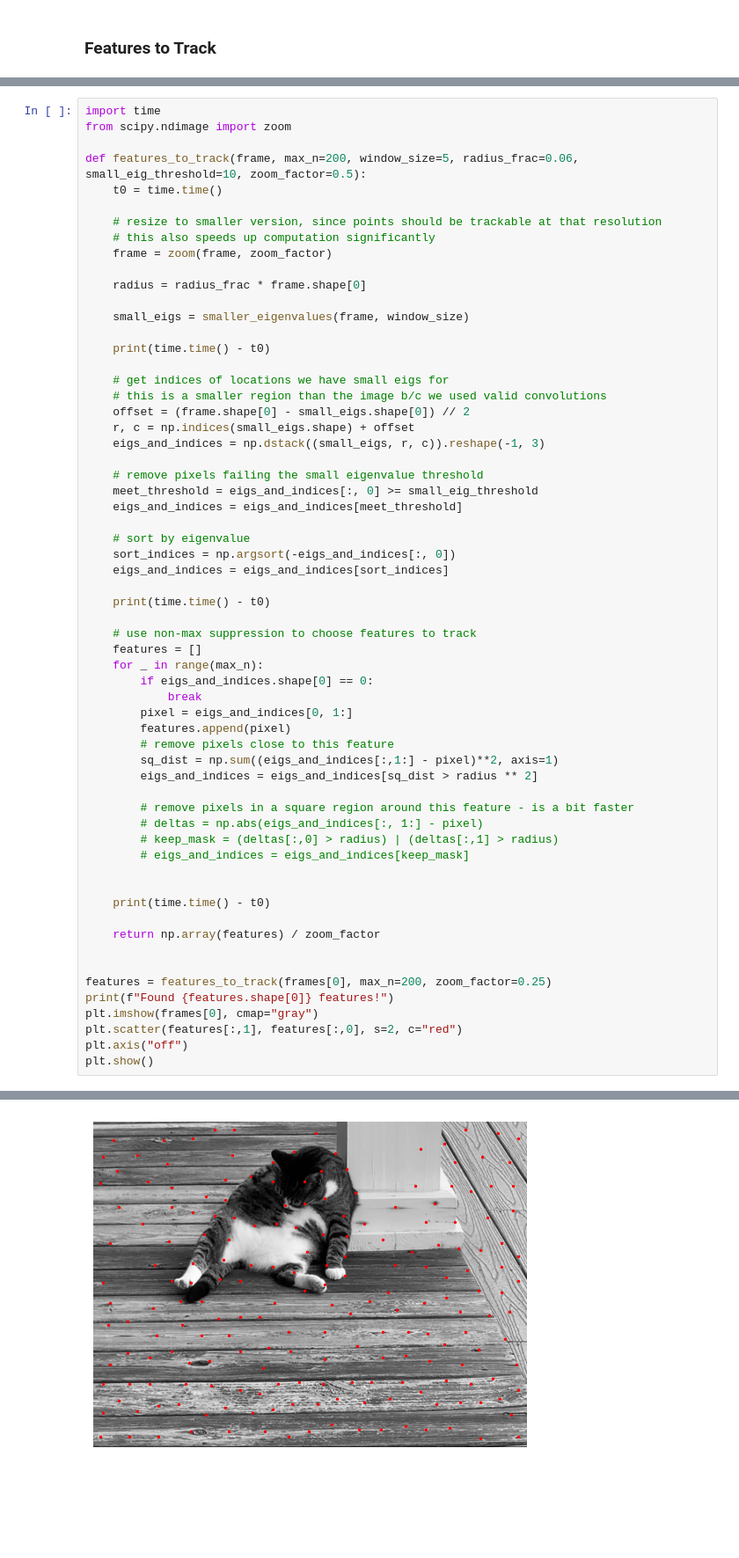
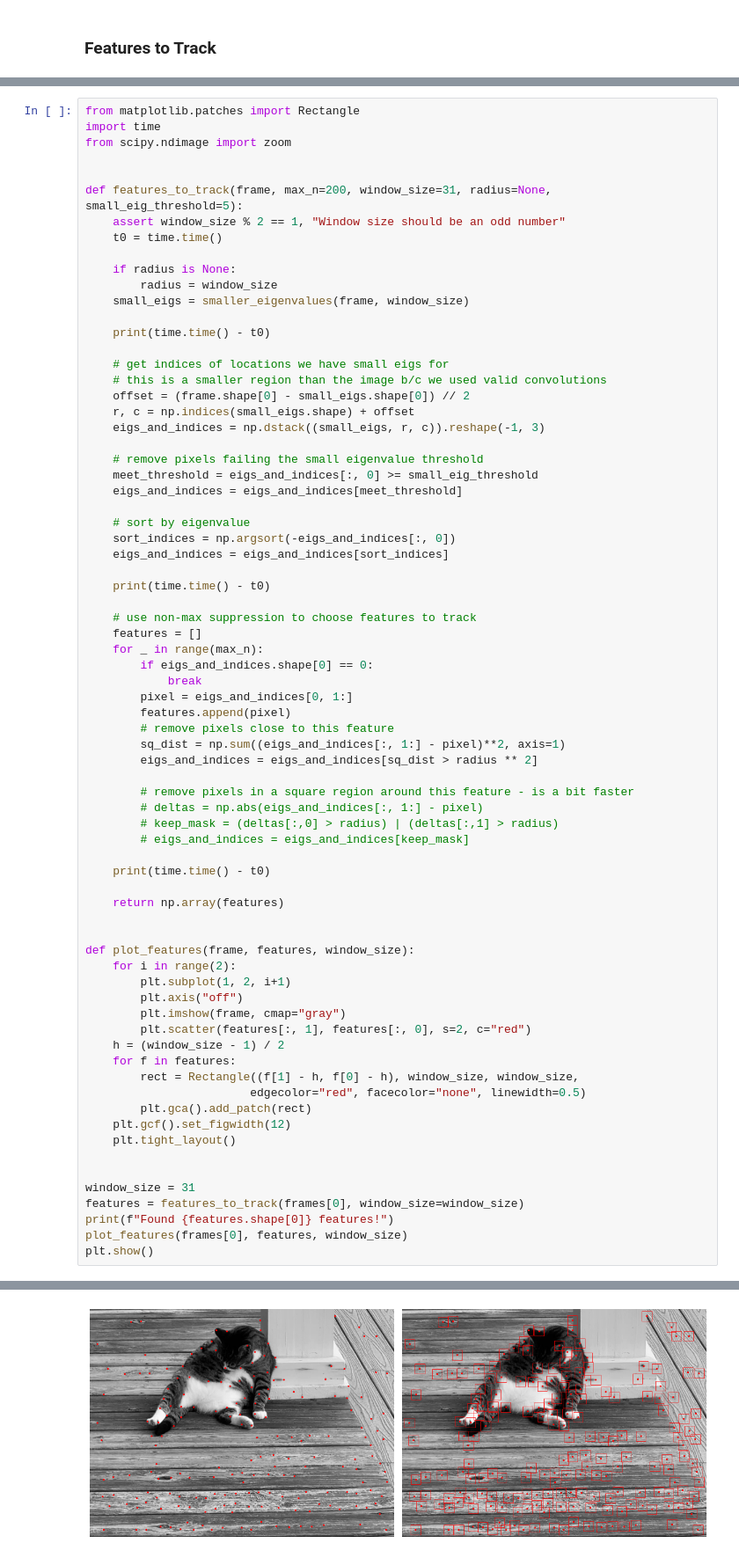
Before and after one commit to adam-kosinski/CV-Project, a Jupyter notebook: features-to-track.ipynb, the cells around one changed output, grey strips where cells are left out. Shown at 88% size. Saved outputs shown, nothing was run; the diff lists cells and outputs as text; blank space fills up the shorter version.

Commit message:
lk tracker implementation, not working

```diff
--- a/features-to-track.ipynb
+++ b/features-to-track.ipynb
@@ -128,16 +143,15 @@ show_frames(min_e > 5)
 # %%
+from matplotlib.patches import Rectangle
 import time
 from scipy.ndimage import zoom
 
-def features_to_track(frame, max_n=200, window_size=5, radius_frac=0.06, small_eig_threshold=10, zoom_factor=0.5):
+
+def features_to_track(frame, max_n=200, window_size=31, radius=None, small_eig_threshold=5):
+    assert window_size % 2 == 1, "Window size should be an odd number"
     t0 = time.time()
 
-    # resize to smaller version, since points should be trackable at that resolution
-    # this also speeds up computation significantly
-    frame = zoom(frame, zoom_factor)
-
-    radius = radius_frac * frame.shape[0]
-
+    if radius is None:
+        radius = window_size
     small_eigs = smaller_eigenvalues(frame, window_size)
 
     print(time.time() - t0)
@@ -166,7 +180,7 @@ def features_to_track(frame, max_n=200, window_size=5, radius_frac=0.06, small_e
         pixel = eigs_and_indices[0, 1:]
         features.append(pixel)
         # remove pixels close to this feature
-        sq_dist = np.sum((eigs_and_indices[:,1:] - pixel)**2, axis=1)
+        sq_dist = np.sum((eigs_and_indices[:, 1:] - pixel)**2, axis=1)
         eigs_and_indices = eigs_and_indices[sq_dist > radius ** 2]
 
         # remove pixels in a square region around this feature - is a bit faster
@@ -174,16 +188,29 @@ def features_to_track(frame, max_n=200, window_size=5, radius_frac=0.06, small_e
         # keep_mask = (deltas[:,0] > radius) | (deltas[:,1] > radius)
         # eigs_and_indices = eigs_and_indices[keep_mask]
 
-
     print(time.time() - t0)
 
-    return np.array(features) / zoom_factor
+    return np.array(features)
 
 
-features = features_to_track(frames[0], max_n=200, zoom_factor=0.25)
+def plot_features(frame, features, window_size):
+    for i in range(2):
+        plt.subplot(1, 2, i+1)
+        plt.axis("off")
+        plt.imshow(frame, cmap="gray")
+        plt.scatter(features[:, 1], features[:, 0], s=2, c="red")
+    h = (window_size - 1) / 2
+    for f in features:
+        rect = Rectangle((f[1] - h, f[0] - h), window_size, window_size,
+                        edgecolor="red", facecolor="none", linewidth=0.5)
+        plt.gca().add_patch(rect)
+    plt.gcf().set_figwidth(12)
+    plt.tight_layout()
+
+
+window_size = 31
+features = features_to_track(frames[0], window_size=window_size)
 print(f"Found {features.shape[0]} features!")
-plt.imshow(frames[0], cmap="gray")
-plt.scatter(features[:,1], features[:,0], s=2, c="red")
-plt.axis("off")
+plot_features(frames[0], features, window_size)
 plt.show()
 # %% [output]
@@ -193,2 +220,2 @@ plt.show()
 Found 200 features!
-[figure, old version]
+[figure, new version]
```
Also changed, not shown: parts of 5 cells of this notebook.
